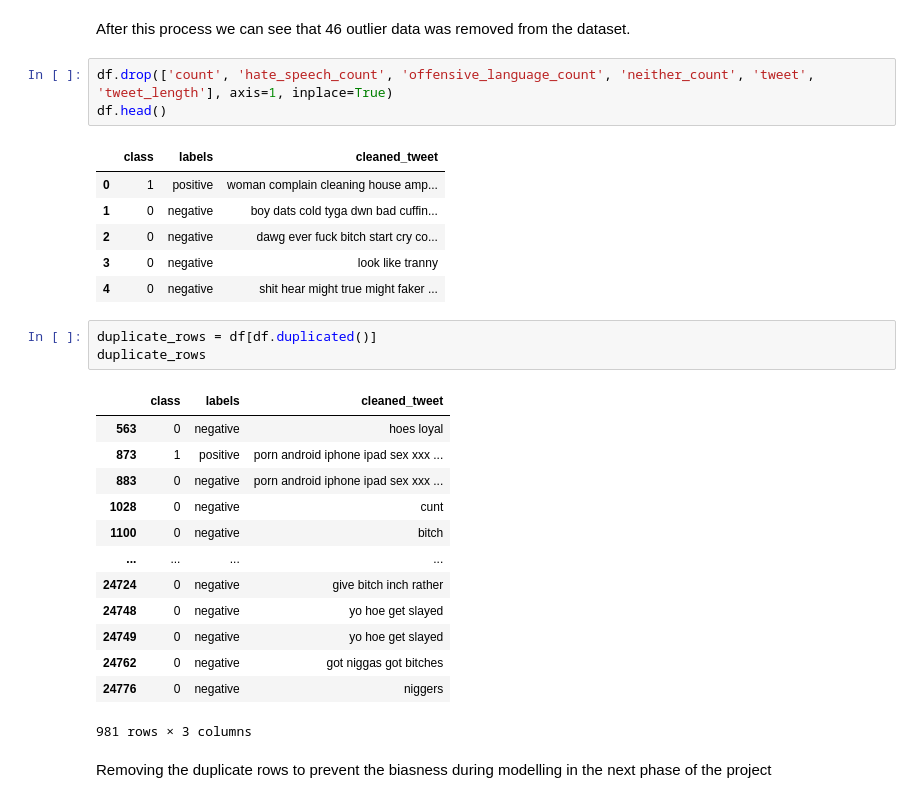
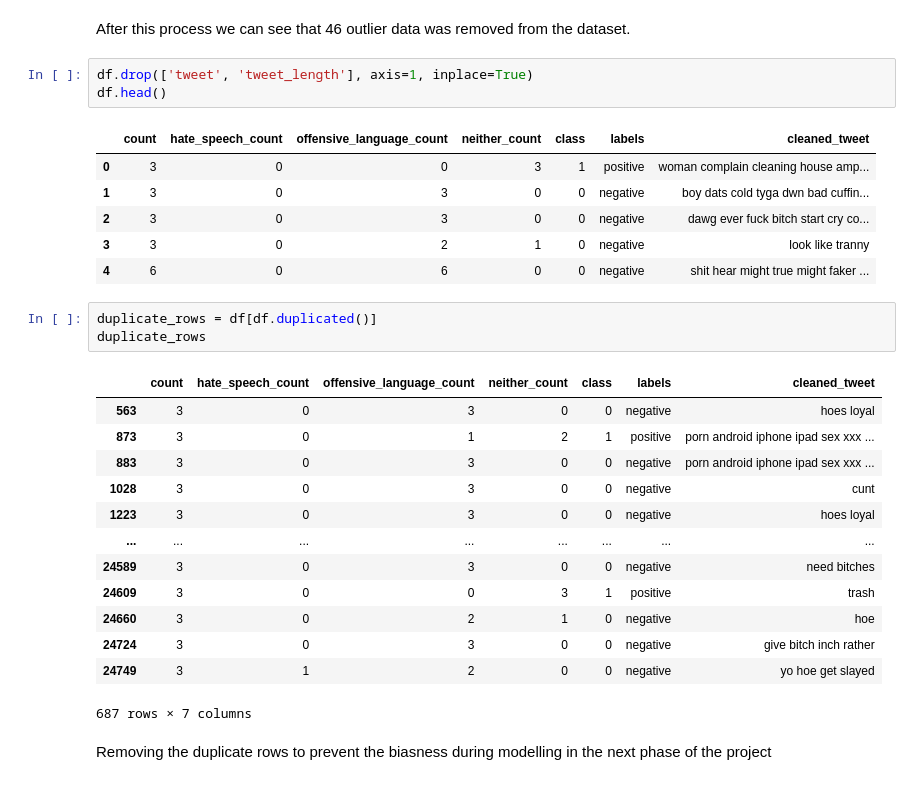
Before and after one commit to RajVarunn/nlp_sentimentanalysis, a Jupyter notebook: raj.ipynb, the cells around one changed output. Drawn from its saved outputs; the diff is of its cells as text.

```diff
--- a/raj.ipynb
+++ b/raj.ipynb
@@ -626,32 +626,32 @@ print(df.shape)
 # %% [markdown]
 After this process we can see that 46 outlier data was removed from the dataset.
 # %%
-df.drop(['count', 'hate_speech_count', 'offensive_language_count', 'neither_count', 'tweet', 'tweet_length'], axis=1, inplace=True)
+df.drop(['tweet', 'tweet_length'], axis=1, inplace=True)
 df.head()
 # %% [output]
-|  | class | labels | cleaned_tweet |
-| 0 | 1 | positive | woman complain cleaning house amp... |
-| 1 | 0 | negative | boy dats cold tyga dwn bad cuffin... |
-| 2 | 0 | negative | dawg ever fuck bitch start cry co... |
-| 3 | 0 | negative | look like tranny |
-| 4 | 0 | negative | shit hear might true might faker ... |
+|  | count | hate_speech_count | offensive_language_count | neither_count | class | labels | cleaned_tweet |
+| 0 | 3 | 0 | 0 | 3 | 1 | positive | woman complain cleaning house amp... |
+| 1 | 3 | 0 | 3 | 0 | 0 | negative | boy dats cold tyga dwn bad cuffin... |
+| 2 | 3 | 0 | 3 | 0 | 0 | negative | dawg ever fuck bitch start cry co... |
+| 3 | 3 | 0 | 2 | 1 | 0 | negative | look like tranny |
+| 4 | 6 | 0 | 6 | 0 | 0 | negative | shit hear might true might faker ... |
 # %%
 duplicate_rows = df[df.duplicated()]
 duplicate_rows
 # %% [output]
-|  | class | labels | cleaned_tweet |
-| 563 | 0 | negative | hoes loyal |
-| 873 | 1 | positive | porn android iphone ipad sex xxx ... |
-| 883 | 0 | negative | porn android iphone ipad sex xxx ... |
-| 1028 | 0 | negative | cunt |
-| 1100 | 0 | negative | bitch |
-| ... | ... | ... | ... |
-| 24724 | 0 | negative | give bitch inch rather |
-| 24748 | 0 | negative | yo hoe get slayed |
-| 24749 | 0 | negative | yo hoe get slayed |
-| 24762 | 0 | negative | got niggas got bitches |
-| 24776 | 0 | negative | niggers |
+|  | count | hate_speech_count | offensive_language_count | neither_count | class | labels | cleaned_tweet |
+| 563 | 3 | 0 | 3 | 0 | 0 | negative | hoes loyal |
+| 873 | 3 | 0 | 1 | 2 | 1 | positive | porn android iphone ipad sex xxx ... |
+| 883 | 3 | 0 | 3 | 0 | 0 | negative | porn android iphone ipad sex xxx ... |
+| 1028 | 3 | 0 | 3 | 0 | 0 | negative | cunt |
+| 1223 | 3 | 0 | 3 | 0 | 0 | negative | hoes loyal |
+| ... | ... | ... | ... | ... | ... | ... | ... |
+| 24589 | 3 | 0 | 3 | 0 | 0 | negative | need bitches |
+| 24609 | 3 | 0 | 0 | 3 | 1 | positive | trash |
+| 24660 | 3 | 0 | 2 | 1 | 0 | negative | hoe |
+| 24724 | 3 | 0 | 3 | 0 | 0 | negative | give bitch inch rather |
+| 24749 | 3 | 1 | 2 | 0 | 0 | negative | yo hoe get slayed |
-981 rows × 3 columns
+687 rows × 7 columns
 # %% [markdown]
 Removing the duplicate rows to prevent the biasness during modelling in the next phase of the project
 # %%
```
Also changed, not shown: parts of 14 cells of this notebook, 1 other file.
